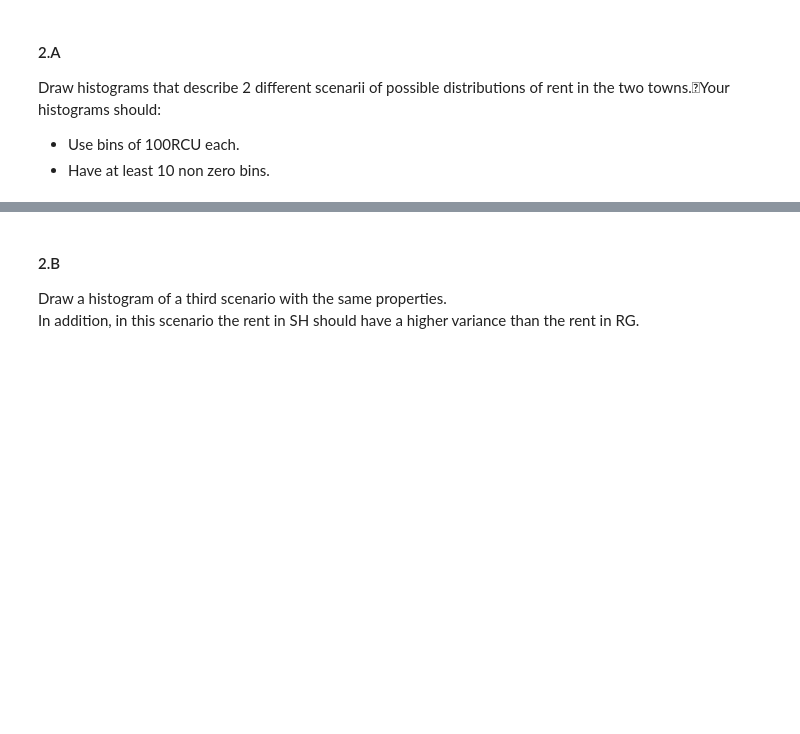
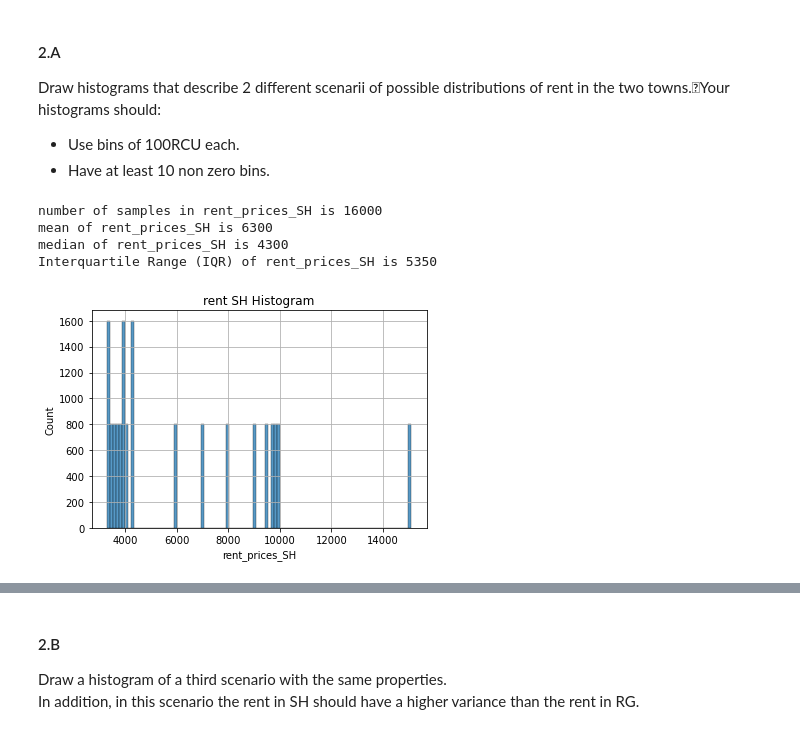
Before and after one commit to RoyR-IDC/StatisticsAndDataAnalysis, a Jupyter notebook: HW1.ipynb, the cells around one changed output, grey strips where cells are left out. Cells and saved outputs as stored; diff of their text form; code cells hidden in the pictures; blank space fills up the shorter version.

```diff
--- a/HW1.ipynb
+++ b/HW1.ipynb
@@ -206,0 +215,23 @@ bins_size = 100 # needs to verify that there are at least 10 non zeros points
+# %%
+population_SH = 16000
+mean_SH = 6300
+median_rent = 4600
+bins_size = 100 # needs to verify that there are at least 10 non zeros points
+rent_prices_SH = [3300,3400,3500,3600,3700,3800,3900,4000,4100,4300,
+                  4300,6000,7000,8000,9000,9500,9700,9800,10000,15100] * int(population_SH / 20)
+
+print(f'number of samples in rent_prices_SH is {int(len(rent_prices_SH))}')
+print(f'mean of rent_prices_SH is {int(np.mean(rent_prices_SH))}')
+print(f'median of rent_prices_SH is {int(np.median(rent_prices_SH))}')
+print(f'Interquartile Range (IQR) of rent_prices_SH is {int(scipy_iqr(rent_prices_SH))}')
+
+rent_prices_SH_df = pd.DataFrame(rent_prices_SH, columns = ['rent_prices_SH'])
+sns.histplot(data=rent_prices_SH_df , x='rent_prices_SH', bins=bins_size)
+plt.title('rent SH Histogram');
+plt.grid()
+# %% [output]
+number of samples in rent_prices_SH is 16000
+mean of rent_prices_SH is 6300
+median of rent_prices_SH is 4300
+Interquartile Range (IQR) of rent_prices_SH is 5350
+[figure, added]
```
Also changed, not shown: parts of 15 cells of this notebook, 1 other file.
